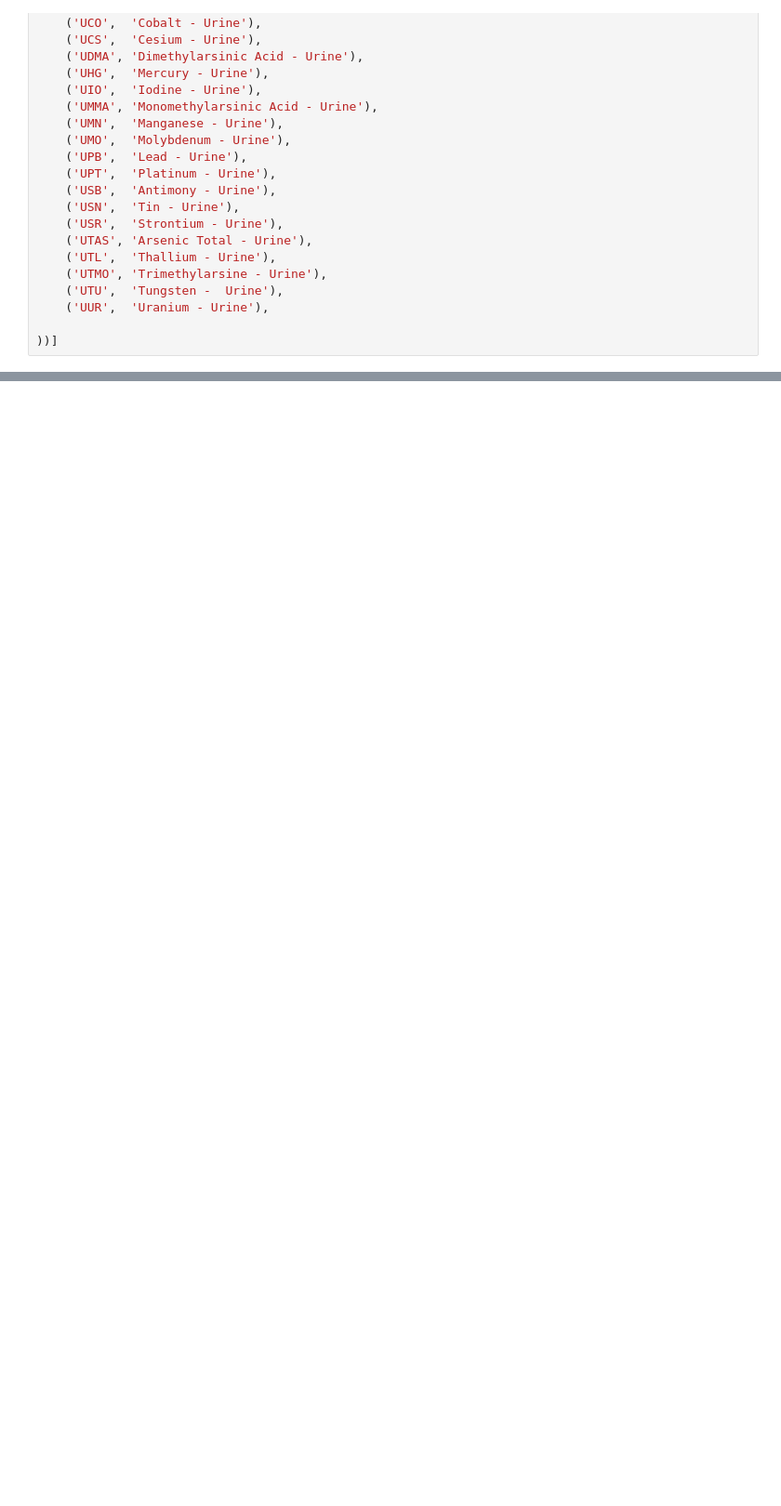
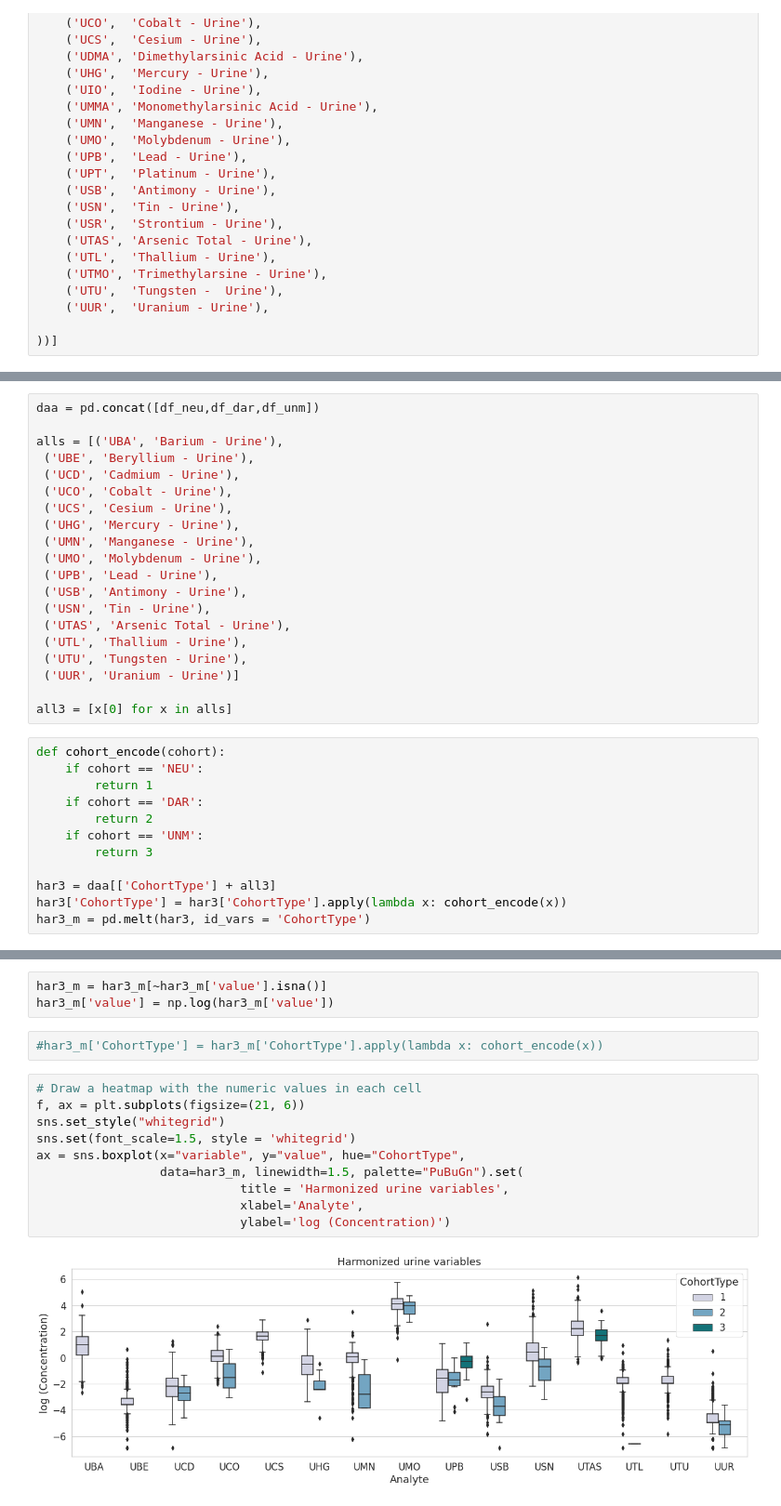
Before and after one commit to agostini01/harmonization-website, a Jupyter notebook: cohorts_proj/jupyter/viztest harmonization.ipynb, the cells around one changed output, grey strips where cells are left out. Shown: that part at 93% size. Saved outputs shown, nothing was run; the diff lists cells and outputs as text; blank space fills up the shorter version.

```diff
--- a/cohorts_proj/jupyter/viztest harmonization.ipynb
+++ b/cohorts_proj/jupyter/viztest harmonization.ipynb
@@ -311,0 +344,32 @@ df2.transpose().shape
+# %%
+daa = pd.concat([df_neu,df_dar,df_unm])
+
+alls = [('UBA', 'Barium - Urine'),
+ ('UBE', 'Beryllium - Urine'),
+ ('UCD', 'Cadmium - Urine'),
+ ('UCO', 'Cobalt - Urine'),
+ ('UCS', 'Cesium - Urine'),
+ ('UHG', 'Mercury - Urine'),
+ ('UMN', 'Manganese - Urine'),
+ ('UMO', 'Molybdenum - Urine'),
+ ('UPB', 'Lead - Urine'),
+ ('USB', 'Antimony - Urine'),
+ ('USN', 'Tin - Urine'),
+ ('UTAS', 'Arsenic Total - Urine'),
+ ('UTL', 'Thallium - Urine'),
+ ('UTU', 'Tungsten - Urine'),
+ ('UUR', 'Uranium - Urine')]
+
+all3 = [x[0] for x in alls]
+# %%
+def cohort_encode(cohort):
+    if cohort == 'NEU':
+        return 1
+    if cohort == 'DAR':
+        return 2
+    if cohort == 'UNM':
+        return 3
+
+har3 = daa[['CohortType'] + all3]
+har3['CohortType'] = har3['CohortType'].apply(lambda x: cohort_encode(x))
+har3_m = pd.melt(har3, id_vars = 'CohortType')
@@ -311,0 +386,17 @@ df2.transpose().shape
+# %%
+har3_m = har3_m[~har3_m['value'].isna()]
+har3_m['value'] = np.log(har3_m['value'])
+# %%
+#har3_m['CohortType'] = har3_m['CohortType'].apply(lambda x: cohort_encode(x))
+# %%
+# Draw a heatmap with the numeric values in each cell
+f, ax = plt.subplots(figsize=(21, 6))
+sns.set_style("whitegrid")
+sns.set(font_scale=1.5, style = 'whitegrid')
+ax = sns.boxplot(x="variable", y="value", hue="CohortType",
+                 data=har3_m, linewidth=1.5, palette="PuBuGn").set(
+                            title = 'Harmonized urine variables',
+                            xlabel='Analyte',
+                            ylabel='log (Concentration)')
+# %% [output]
+[figure, added]
```
Also changed, not shown: parts of 15 cells of this notebook.
